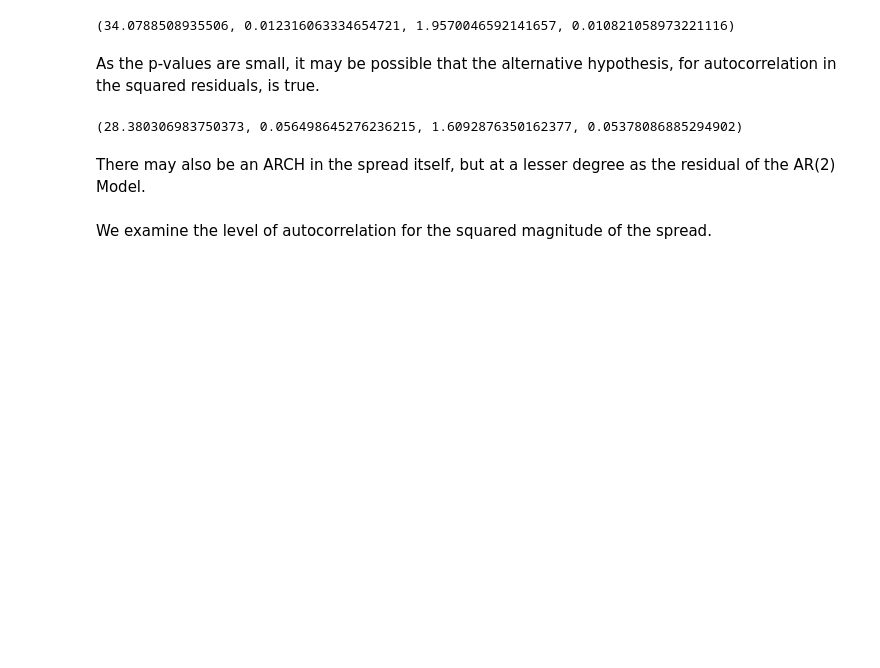
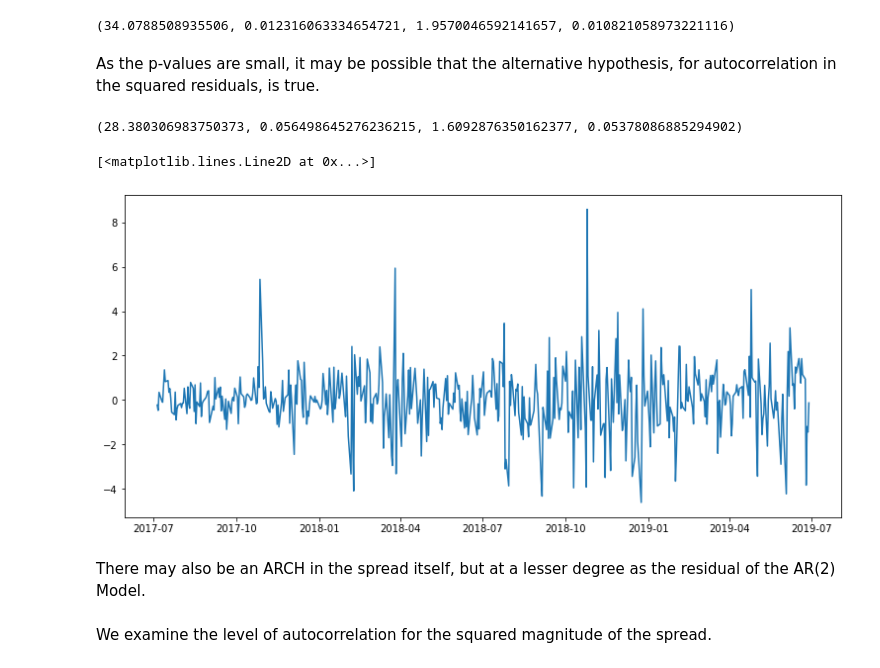
Before and after one commit to stevenkxu/TimeSeriesProject, a Jupyter notebook: 6351_Final_Project.ipynb, the cells around one changed output. Saved outputs shown, nothing was run; the diff lists cells and outputs as text; code cells hidden in the pictures; blank space fills up the shorter version.

```diff
--- a/6351_Final_Project.ipynb
+++ b/6351_Final_Project.ipynb
@@ -736,6 +743,12 @@ As the p-values are small, it may be possible that the alternative hypothesis, f
 print(het_arch(pf))
 # %% [output]
 (28.380306983750373, 0.056498645276236215, 1.6092876350162377, 0.05378086885294902)
+# %%
+plt.figure(figsize=(13, 6))
+plt.plot(result2.resid)
+# %% [output]
+[<matplotlib.lines.Line2D at 0x...>]
+[figure, added]
 # %% [markdown]
 There may also be an ARCH in the spread itself, but at a lesser degree as the residual of the AR(2) Model.
 # %% [markdown]
```
Also changed, not shown: parts of 17 cells of this notebook.
